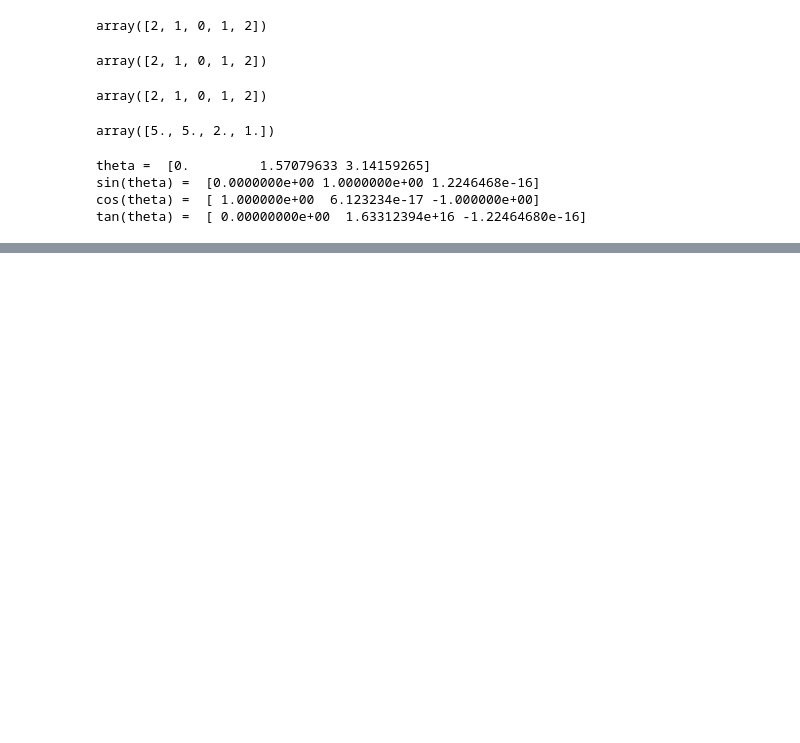
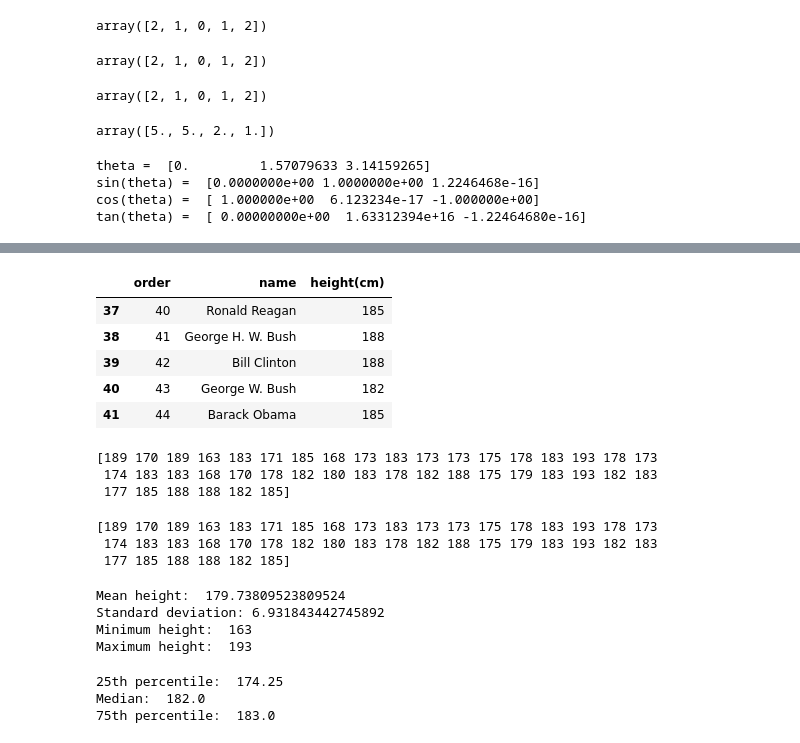
Before and after one commit to Ravkeerat02/comp3122_labs, a Jupyter notebook: 101344680_comp3122_ex05.ipynb, the cells around one changed output, grey strips where cells are left out. Saved outputs shown, nothing was run; the diff lists cells and outputs as text; code cells hidden in the pictures; blank space fills up the shorter version.

```diff
--- a/101344680_comp3122_ex05.ipynb
+++ b/101344680_comp3122_ex05.ipynb
@@ -35,0 +216,42 @@ tan(theta) =  [ 0.00000000e+00  1.63312394e+16 -1.22464680e-16]
+# %%
+data.tail()
+# %% [output]
+|  | order | name | height(cm) |
+| 37 | 40 | Ronald Reagan | 185 |
+| 38 | 41 | George H. W. Bush | 188 |
+| 39 | 42 | Bill Clinton | 188 |
+| 40 | 43 | George W. Bush | 182 |
+| 41 | 44 | Barack Obama | 185 |
+# %%
+data = pd.read_csv('/content/president_heights.csv')
+heights = np.array(data['height(cm)'])
+print(heights)
+# %% [output]
+[189 170 189 163 183 171 185 168 173 183 173 173 175 178 183 193 178 173
+ 174 183 183 168 170 178 182 180 183 178 182 188 175 179 183 193 182 183
+ 177 185 188 188 182 185]
+# %%
+heights = np.array(data['height(cm)'])
+print(heights)
+# %% [output]
+[189 170 189 163 183 171 185 168 173 183 173 173 175 178 183 193 178 173
+ 174 183 183 168 170 178 182 180 183 178 182 188 175 179 183 193 182 183
+ 177 185 188 188 182 185]
+# %%
+print("Mean height: ", heights.mean())
+print("Standard deviation:", heights.std())
+print("Minimum height: ", heights.min())
+print("Maximum height: ", heights.max())
+# %% [output]
+Mean height:  179.73809523809524
+Standard deviation: 6.931843442745892
+Minimum height:  163
+Maximum height:  193
+# %%
+print("25th percentile: ", np.percentile(heights, 25))
+print("Median: ", np.median(heights))
+print("75th percentile: ", np.percentile(heights, 75))
+# %% [output]
+25th percentile:  174.25
+Median:  182.0
+75th percentile:  183.0
```
Also changed, not shown: parts of 28 cells of this notebook.
